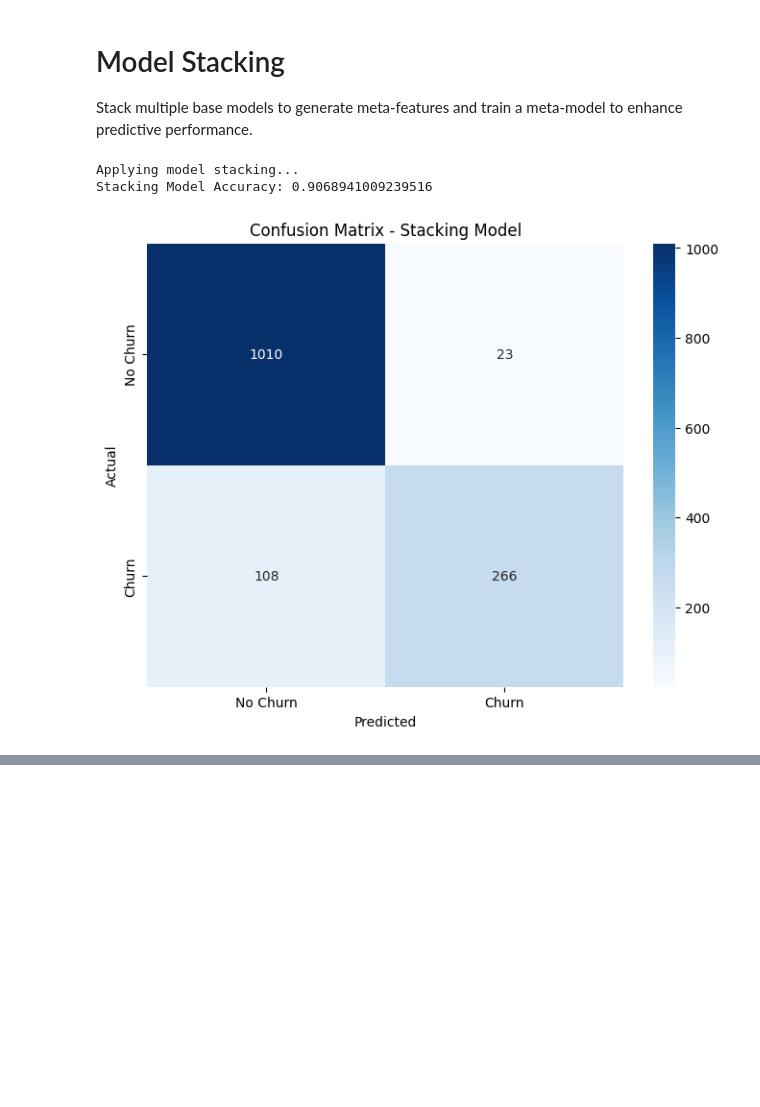
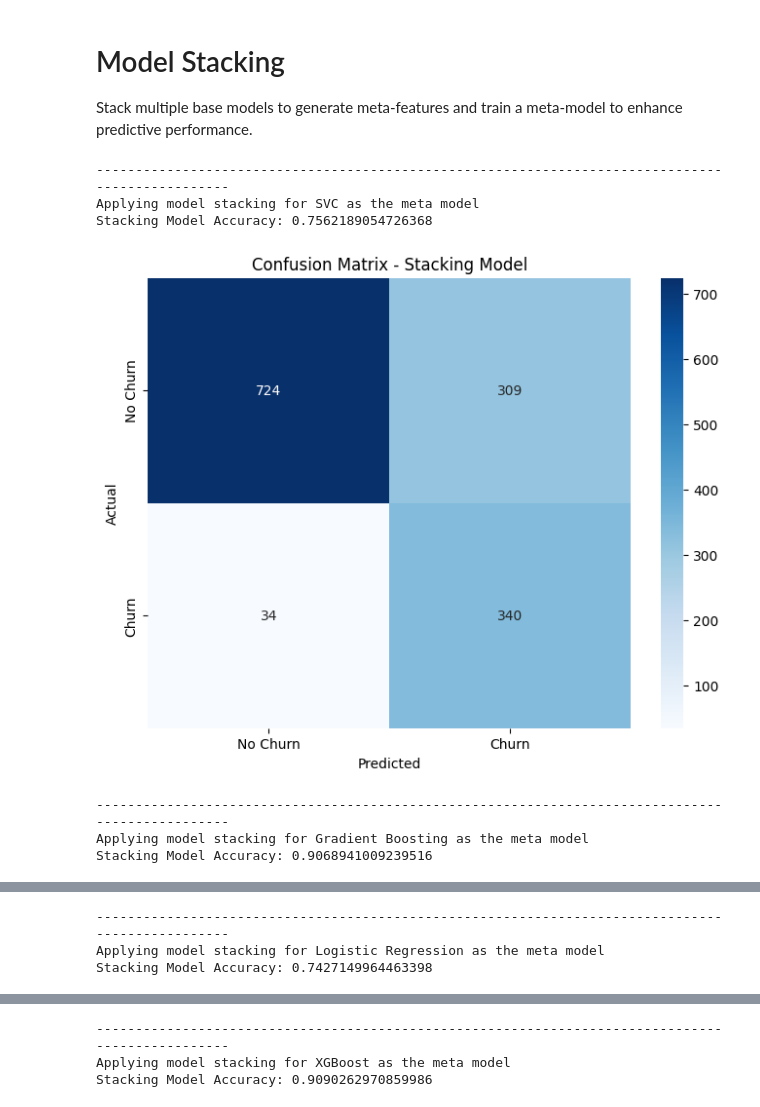
Before and after one commit to padronfrancis1/Customer-Churn-Prediction, a Jupyter notebook: churn.ipynb, the cells around one changed output, grey strips where cells are left out. Saved outputs shown, nothing was run; the diff lists cells and outputs as text; code cells hidden in the pictures; blank space fills up the shorter version.

```diff
--- a/churn.ipynb
+++ b/churn.ipynb
@@ -456,39 +455,44 @@ Stack multiple base models to generate meta-features and train a meta-model to e
 # %%
 # Taking it further - Stacking - I want to know if stacking models will result to a better classification
 
 base_models = {
     "Logistic Regression": LogisticRegression(class_weight='balanced', C=1, solver='lbfgs'),
     "Random Forest": RandomForestClassifier(class_weight='balanced', max_depth=20, n_estimators=50),
     "Gradient Boosting": GradientBoostingClassifier(learning_rate= 0.05, max_depth= 3, n_estimators= 50),
     "XGBoost": XGBClassifier(),
     "SVC": SVC(class_weight='balanced', C=0.1, gamma='auto', kernel='rbf'),
 }
 
-# Meta models options
-#SVC(class_weight='balanced', C=0.1, gamma='auto', kernel='rbf')
-#GradientBoostingClassifier(learning_rate= 0.05, max_depth= 3, n_estimators= 50)
-#SVC(class_weight='balanced', C=0.1, gamma='auto', kernel='rbf')
-#LogisticRegression(class_weight='balanced')#GradientBoostingClassifier()
-#XGBClassifier()
-meta_model = GradientBoostingClassifier(learning_rate= 0.05, max_depth= 3, n_estimators= 50)
+meta_models = {
+    "SVC": SVC(class_weight='balanced', C=0.1, gamma='auto', kernel='rbf'),
+    "Gradient Boosting": GradientBoostingClassifier(learning_rate= 0.05, max_depth= 3, n_estimators= 50),
+    "Logistic Regression": LogisticRegression(class_weight='balanced'),
+    "XGBoost": XGBClassifier(),
+}
 
-print("Applying model stacking...")
-#train test split
-X_train, X_test, y_train, y_test = train_test_split(X_scaled, y, test_size=0.2, random_state=42)
-stacking_model = StackingModel(base_models=base_models, meta_model=meta_model)
-stacked_predictions  = stacking_model.stack(X_scaled, y, X_test)
-cm = confusion_matrix(y_test, stacked_predictions)
+for i, (name, meta_model) in enumerate(meta_models.items()):
+  print("-------------------------------------------------------------------------------------------------")
+  print(f"Applying model stacking for {name} as the meta model")
+  #train test split
+  X_train, X_test, y_train, y_test = train_test_split(X_scaled, y, test_size=0.2, random_state=42)
+  stacking_model = StackingModel(base_models=base_models, meta_model=meta_model)
+  stacked_predictions  = stacking_model.stack(X_scaled, y, X_test)
+  cm = confusion_matrix(y_test, stacked_predictions)
 
-print("Stacking Model Accuracy:", accuracy_score(y_test, stacked_predictions))
+  print("Stacking Model Accuracy:", accuracy_score(y_test, stacked_predictions))
 
-# And it did resulted to a better prediction
-plt.figure(figsize=(8, 6))
-sns.heatmap(cm, annot=True, fmt='d', cmap='Blues', xticklabels=["No Churn", "Churn"], yticklabels=["No Churn", "Churn"])
-plt.xlabel("Predicted")
-plt.ylabel("Actual")
-plt.title("Confusion Matrix - Stacking Model")
-plt.show()
+  # And it did resulted to a better prediction
+  plt.figure(figsize=(8, 6))
+  sns.heatmap(cm, annot=True, fmt='d', cmap='Blues', xticklabels=["No Churn", "Churn"], yticklabels=["No Churn", "Churn"])
+  plt.xlabel("Predicted")
+  plt.ylabel("Actual")
+  plt.title("Confusion Matrix - Stacking Model")
+  plt.show()
 # %% [output]
-Applying model stacking...
-Stacking Model Accuracy: 0.9068941009239516
+-------------------------------------------------------------------------------------------------
+Applying model stacking for SVC as the meta model
+Stacking Model Accuracy: 0.7562189054726368
-[figure, old version]
+[figure, new version]
+-------------------------------------------------------------------------------------------------
+Applying model stacking for Gradient Boosting as the meta model
+Stacking Model Accuracy: 0.9068941009239516
@@ -494,0 +500,3 @@ Stacking Model Accuracy: 0.9068941009239516
+-------------------------------------------------------------------------------------------------
+Applying model stacking for Logistic Regression as the meta model
+Stacking Model Accuracy: 0.7427149964463398
@@ -494,0 +504,3 @@ Stacking Model Accuracy: 0.9068941009239516
+-------------------------------------------------------------------------------------------------
+Applying model stacking for XGBoost as the meta model
+Stacking Model Accuracy: 0.9090262970859986
```
Also changed, not shown: parts of 4 cells of this notebook.
